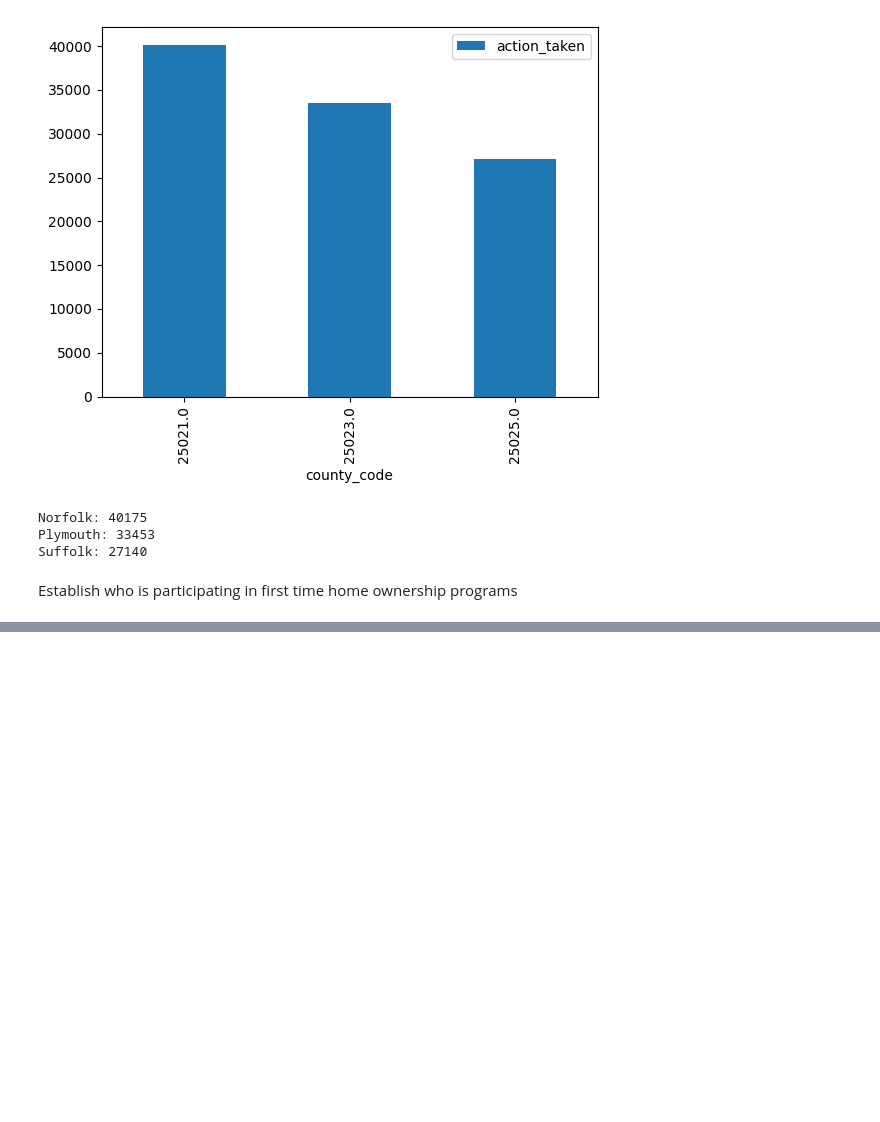
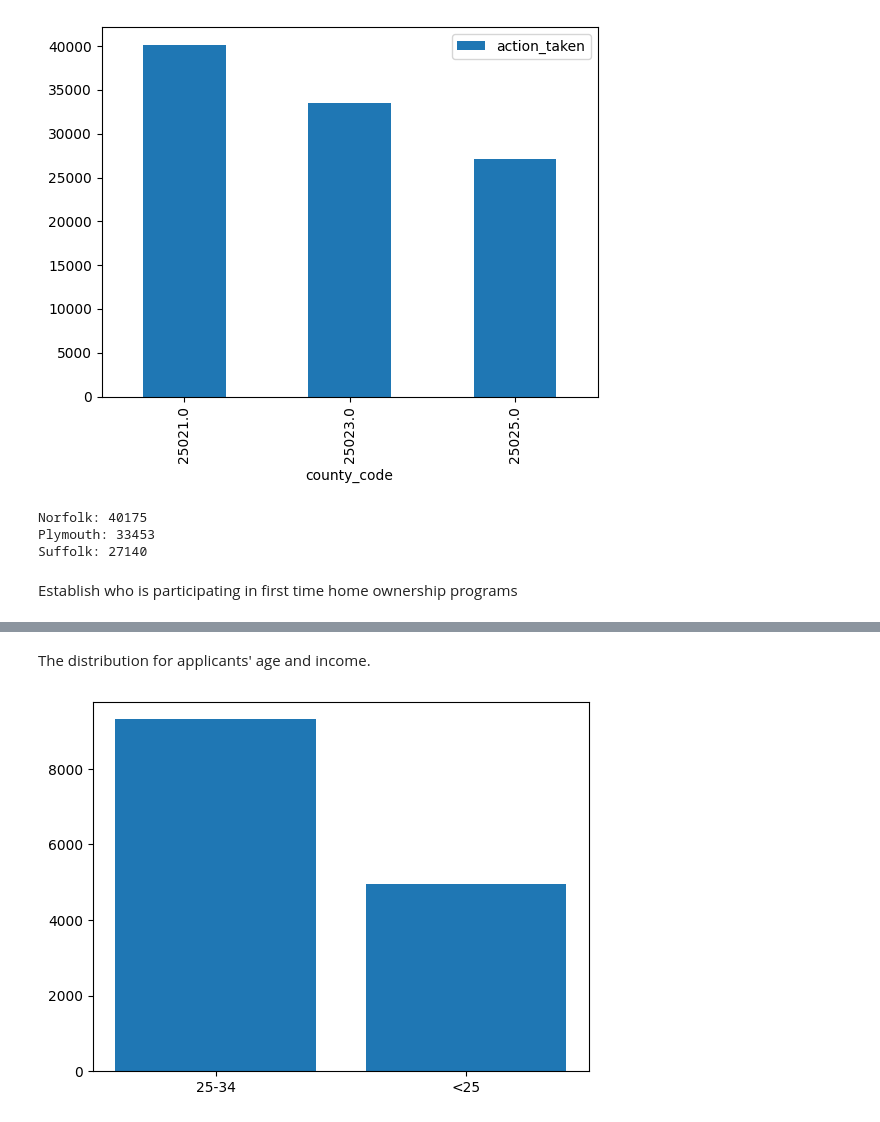
Before and after one commit to BU-Spark/ds-councilor-louijeune-fair-housing, a Jupyter notebook: spring23-team-4/data_code/data_test.ipynb, the cells around one changed output, grey strips where cells are left out. Drawn from its saved outputs; the diff is of its cells as text; code cells hidden in the pictures; blank space fills up the shorter version.

```diff
--- a/spring23-team-4/data_code/data_test.ipynb
+++ b/spring23-team-4/data_code/data_test.ipynb
@@ -66,0 +78,8 @@ df2.groupby('derived_race').count().plot(kind='bar')
+# %% [markdown]
+The distribution for applicants' age and income.
+# %%
+plt.bar(df2['applicant_age'], df2['income'])
+
+plt.show()
+# %% [output]
+[figure, added]
```
Also changed, not shown: parts of 5 cells of this notebook, 1 other file.
